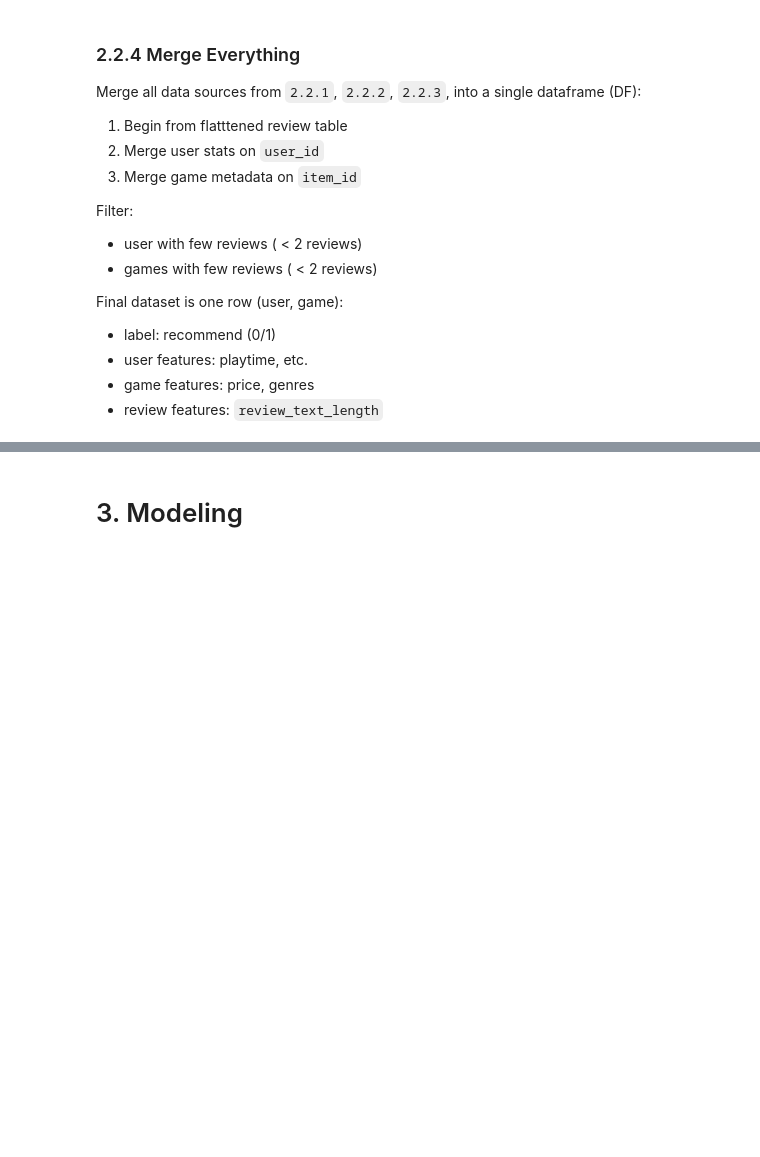
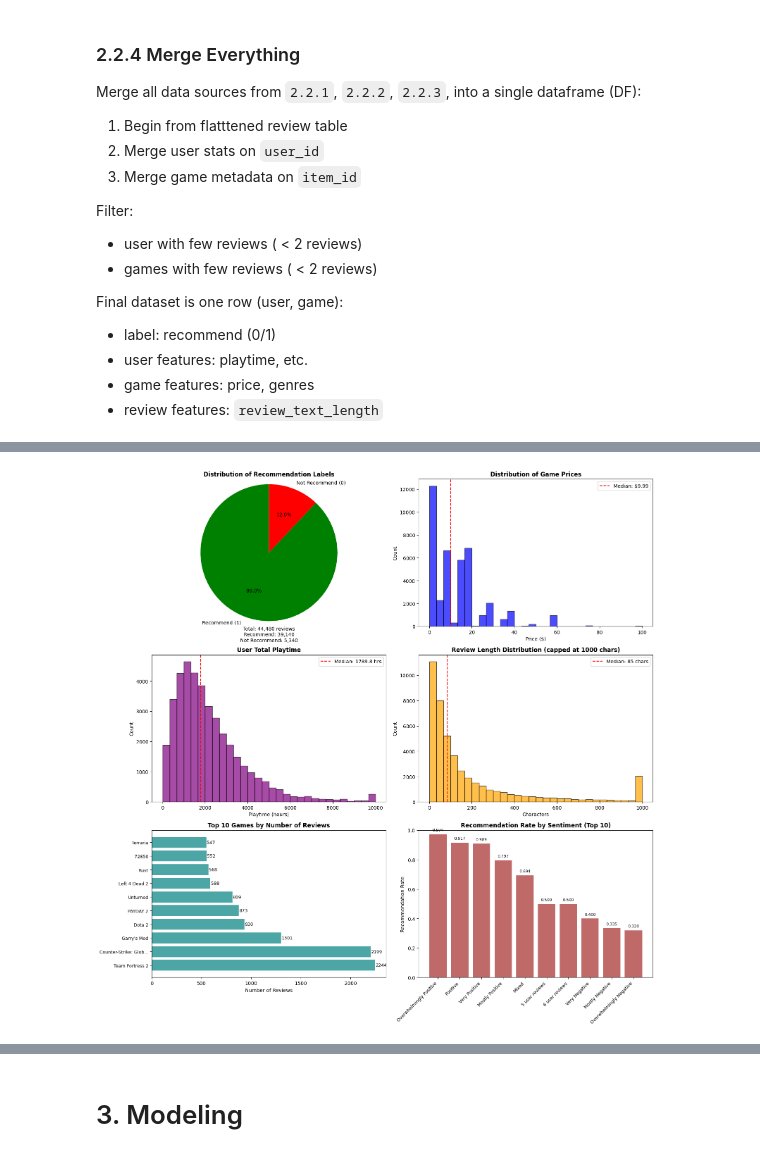
Before and after one commit to ulises0516/CSE158R-Assignment2, a Jupyter notebook: assignment2.ipynb, the cells around one changed output, grey strips where cells are left out. Cells and saved outputs as stored; diff of their text form; code cells hidden in the pictures; blank space fills up the shorter version.

Commit message:
Co-authored-by: Nicholas Nguyen <nicholas-ngyn@users.noreply.github.com>

```diff
--- a/assignment2.ipynb
+++ b/assignment2.ipynb
@@ -198,3 +348,88 @@ Visualizations to understand data:
 - Game price distribution
 - User activity
 - Top game by number of reviews
+# %%
+# 2.3 Exploratory Analysis - Visualizations
+fig, axes = plt.subplots(3, 2, figsize=(16, 16))
+
+label_counts = df['recommend'].value_counts()
+colors = ['green', 'red']
+labels = ['Recommend (1)', 'Not Recommend (0)']
+axes[0, 0].pie(label_counts.values, labels=labels, colors=colors, autopct='%1.1f%%', startangle=90)
+axes[0, 0].set_title('Distribution of Recommendation Labels', fontsize=12, fontweight='bold')
+axes[0, 0].axis('equal')
+
+axes[0, 0].text(0, -1.3, f"Total: {len(df):,} reviews\n"
+                f"Recommend: {label_counts.get(1, 0):,}\n"
+                f"Not Recommend: {label_counts.get(0, 0):,}",
+                ha='center', fontsize=10)
+
+price_nonzero = df['price']
+axes[0, 1].hist(price_nonzero.clip(0, 100), bins=30, edgecolor='black', alpha=0.7, color='blue')
+axes[0, 1].set_title('Distribution of Game Prices', fontsize=12, fontweight='bold')
+axes[0, 1].set_xlabel('Price ($)', fontsize=10)
+axes[0, 1].set_ylabel('Count', fontsize=10)
+median_price = price_nonzero.median()
+axes[0, 1].axvline(median_price, color='red', linestyle='--', label=f'Median: ${median_price:.2f}')
+axes[0, 1].legend()
+
+playtime_capped = df['user_playtime_hours'].clip(0, 10000)
+axes[1, 0].hist(playtime_capped, bins=30, edgecolor='black', alpha=0.7, color='purple')
+axes[1, 0].set_title('User Total Playtime', fontsize=12, fontweight='bold')
+axes[1, 0].set_xlabel('Playtime (hours)', fontsize=10)
+axes[1, 0].set_ylabel('Count', fontsize=10)
+median_playtime = df['user_playtime_hours'].median()
+axes[1, 0].axvline(median_playtime, color='red', linestyle='--',
+                   label=f'Median: {median_playtime:.1f} hrs')
+axes[1, 0].legend()
+
+review_len_capped = df['review_text_length'].clip(0, 1000)
+axes[1, 1].hist(review_len_capped, bins=30, edgecolor='black', alpha=0.7, color='orange')
+axes[1, 1].set_title('Review Length Distribution (capped at 1000 chars)', fontsize=12, fontweight='bold')
+axes[1, 1].set_xlabel('Characters', fontsize=10)
+axes[1, 1].set_ylabel('Count', fontsize=10)
+median_length = df['review_text_length'].median()
+axes[1, 1].axvline(median_length, color='red', linestyle='--',
+                   label=f'Median: {median_length:.0f} chars')
+axes[1, 1].legend()
+
+# 5. Top games by number of reviews
+top_games = df['item_id'].value_counts().head(10)
+game_names = []
+for game_id in top_games.index:
+    name_match = games_df[games_df['item_id'] == game_id]['app_name']
+    if len(name_match) > 0:
+        name = name_match.iloc[0]
+        game_names.append(name[:20] + '...' if len(name) > 20 else name)
+    else:
+        game_names.append(str(game_id))
+
+axes[2, 0].barh(range(len(game_names)), top_games.values, alpha=0.7, color='teal')
+axes[2, 0].set_yticks(range(len(game_names)))
+axes[2, 0].set_yticklabels(game_names, fontsize=9)
+axes[2, 0].set_title('Top 10 Games by Number of Reviews', fontsize=12, fontweight='bold')
+axes[2, 0].set_xlabel('Number of Reviews', fontsize=10)
+for i, v in enumerate(top_games.values):
+    axes[2, 0].text(v + 5, i, str(v), va='center', fontsize=9)
+
+# 6. Recommendation rate by sentiment
+if 'sentiment' in df.columns:
+    sentiment_rates = df.groupby('sentiment')['recommend'].mean().sort_values(ascending=False).head(10)
+    axes[2, 1].bar(range(len(sentiment_rates)), sentiment_rates.values, alpha=0.7, color='brown')
+    axes[2, 1].set_xticks(range(len(sentiment_rates)))
+    axes[2, 1].set_xticklabels(sentiment_rates.index, rotation=45, ha='right', fontsize=9)
+    axes[2, 1].set_title('Recommendation Rate by Sentiment (Top 10)', fontsize=12, fontweight='bold')
+    axes[2, 1].set_ylabel('Recommendation Rate', fontsize=10)
+    axes[2, 1].set_ylim(0, 1.0)
+    for i, v in enumerate(sentiment_rates.values):
+        axes[2, 1].text(i, v + 0.02, f'{v:.3f}', ha='center', fontsize=8)
+else:
+    axes[2, 1].text(0.5, 0.5, 'Sentiment data not available', ha='center', va='center')
+    axes[2, 1].set_title('Sentiment Data', fontsize=12, fontweight='bold')
+
+plt.tight_layout()
+plt.savefig('exploratory_analysis.png', dpi=150, bbox_inches='tight')
+plt.show()
+print("Exploratory analysis plots saved as 'exploratory_analysis.png'")
+# %% [output]
+[figure, added]
```
Also changed, not shown: parts of 42 cells of this notebook.
